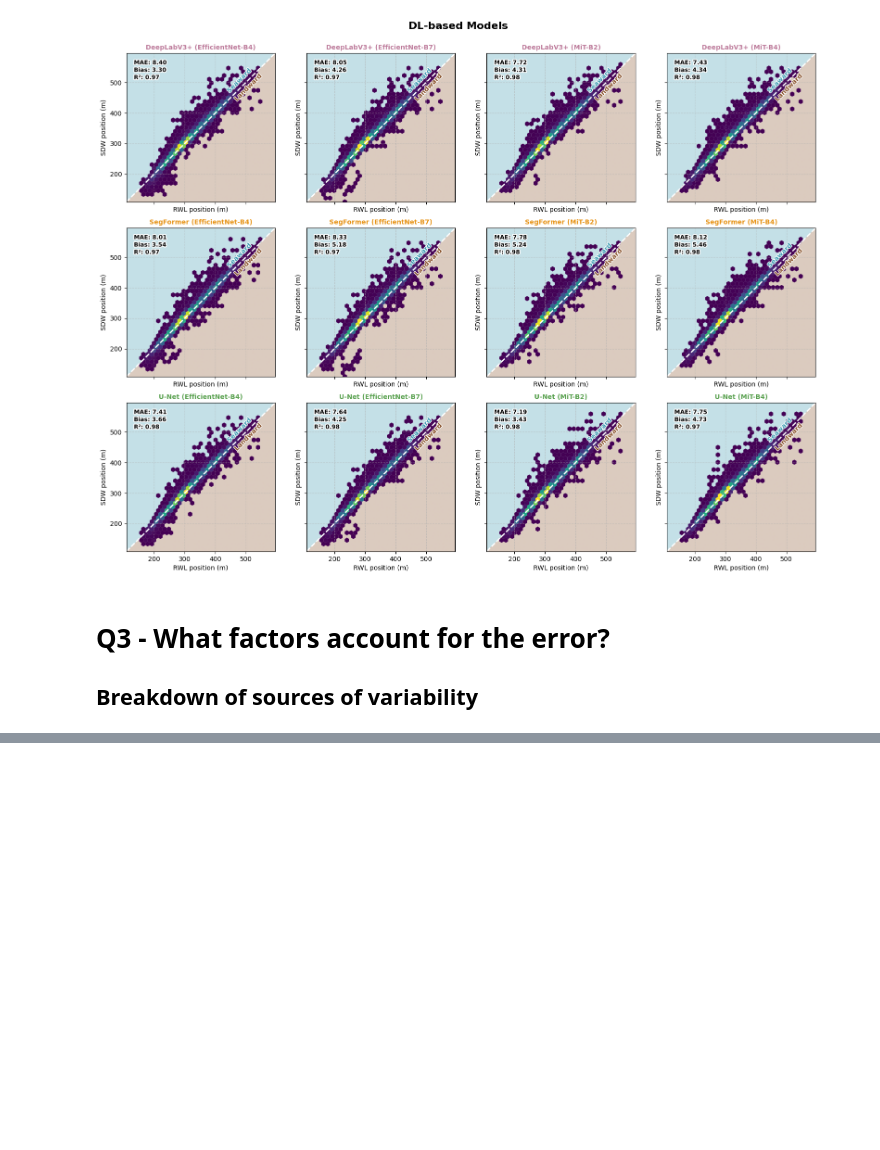
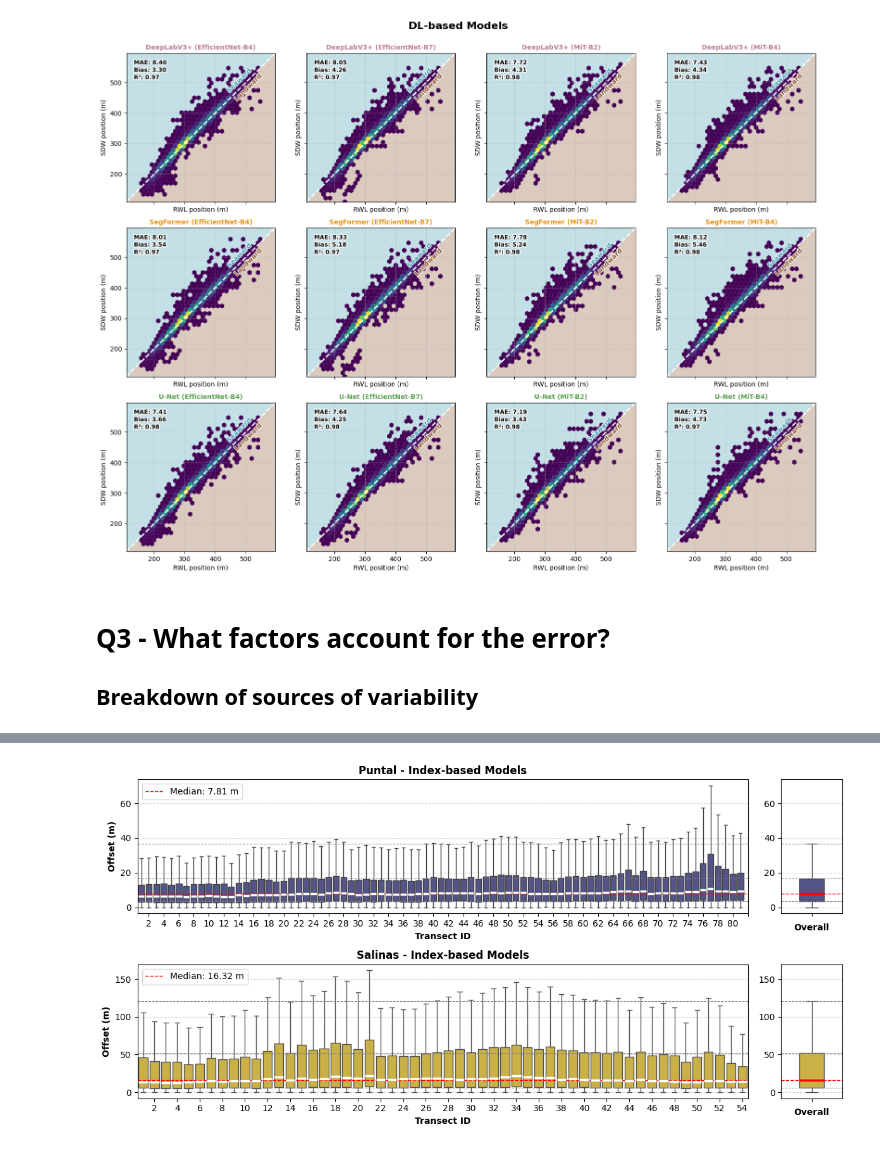
Before and after one commit to AlbertGallegoJimenez/sentinel2-coastline-benchmarking, a Jupyter notebook: notebooks/evaluate_offsets.ipynb, the cells around one changed output, grey strips where cells are left out. Saved outputs shown, nothing was run; the diff lists cells and outputs as text; code cells hidden in the pictures; blank space fills up the shorter version.

```diff
--- a/notebooks/evaluate_offsets.ipynb
+++ b/notebooks/evaluate_offsets.ipynb
@@ -712,0 +629,99 @@ plt.show()
+# %%
+fig, ax = plt.subplots(2, 2, figsize=(12, 6), width_ratios=[10, 1])
+
+## PUNTAL
+sns.boxplot(
+    data=overall_df_index[overall_df_index['Study Area'] == 'Puntal'],
+    x='transect_id',
+    y='offset',
+    showfliers=False,
+    color=palette[0],
+    medianprops=dict(color="white", linewidth=2.5),
+    ax=ax[0, 0]
+)
+# Show horizontal lines at median, Q1, Q3, and max (defined as Q3 + 1.5*IQR) for Puntal
+median_puntal = overall_df_index[overall_df_index['Study Area'] == 'Puntal']['offset'].median()
+q1_puntal = overall_df_index[overall_df_index['Study Area'] == 'Puntal']['offset'].quantile(0.25)
+q3_puntal = overall_df_index[overall_df_index['Study Area'] == 'Puntal']['offset'].quantile(0.75)
+max_puntal = 1.5 * (q3_puntal - q1_puntal) + q3_puntal  # Define el máximo como Q3 + 1.5*IQR
+for hline in [median_puntal, q1_puntal, q3_puntal, max_puntal]:
+    if ax[0, 0].get_ylim()[0] <= hline <= ax[0, 0].get_ylim()[1]:  # Solo dibuja si está dentro del rango visible
+        ax[0, 0].axhline(hline, color='red' if hline == median_puntal else 'gray', linestyle='--',
+                         lw=1 if hline == median_puntal else 0.75,
+                         label=f'Median: {median_puntal:.2f} m' if hline == median_puntal else None)
+ax[0, 0].legend(loc='upper left')
+# Show only transect_id for every 2 transects to avoid overcrowding
+ax[0, 0].set_xticks(overall_df_index[overall_df_index['Study Area'] == 'Puntal']['transect_id'].unique()[::2])
+ax[0, 0].set_title("Puntal - Index-based Models", fontsize=12, fontweight='bold')
+ax[0, 0].set_xlabel("Transect ID", fontweight='bold')
+ax[0, 0].set_ylabel("Offset (m)", fontweight='bold')
+# Get the y-axis limits from the first boxplot to apply the same limits to the second one
+ylim = ax[0, 0].get_ylim()
+
+# Show the overall Puntal boxplot in the right panel
+sns.boxplot(
+    data=overall_df_index[overall_df_index['Study Area'] == 'Puntal'],
+    y='offset',
+    color=palette[0],
+    showfliers=False,
+    width=0.4,
+    medianprops=dict(color="red", linewidth=2.5),
+    ax=ax[0, 1]
+)
+for hline in [median_puntal, q1_puntal, q3_puntal, max_puntal]:
+    if ax[0, 1].get_ylim()[0] <= hline <= ax[0, 1].get_ylim()[1]:  # Solo dibuja si está dentro del rango visible
+        ax[0, 1].axhline(hline, color='red' if hline == median_puntal else 'gray', linestyle='--',
+                         lw=1 if hline == median_puntal else 0.75, label=None)
+ax[0, 1].set_xlabel("Overall", fontweight='bold')
+ax[0, 1].set_ylabel("")
+ax[0, 1].set_ylim(ylim)  # Apply the same y-axis limits to the overall boxplot
+
+## SALINAS
+sns.boxplot(
+    data=overall_df_index[overall_df_index['Study Area'] == 'Salinas'],
+    x='transect_id',
+    y='offset',
+    showfliers=False,
+    color=palette[1],
+    medianprops=dict(color="white", linewidth=2.5),
+    ax=ax[1, 0]
+)
+# Show horizontal lines at median, Q1, Q3, and max (defined as Q3 + 1.5*IQR) for Salinas
+median_salinas = overall_df_index[overall_df_index['Study Area'] == 'Salinas']['offset'].median()
+q1_salinas = overall_df_index[overall_df_index['Study Area'] == 'Salinas']['offset'].quantile(0.25)
+q3_salinas = overall_df_index[overall_df_index['Study Area'] == 'Salinas']['offset'].quantile(0.75)
+max_salinas = 1.5 * (q3_salinas - q1_salinas) + q3_salinas  # Define el máximo como Q3 + 1.5*IQR
+for hline in [median_salinas, q1_salinas, q3_salinas, max_salinas]:
+    if ax[1, 0].get_ylim()[0] <= hline <= ax[1, 0].get_ylim()[1]:  # Solo dibuja si está dentro del rango visible
+        ax[1, 0].axhline(hline, color='red' if hline == median_salinas else 'gray', linestyle='--',
+                         lw=1 if hline == median_salinas else 0.75,
+                         label=f'Median: {median_salinas:.2f} m' if hline == median_salinas else None)
+ax[1, 0].legend(loc='upper left')
+# Show only transect_id for every 2 transects to avoid overcrowding
+ax[1, 0].set_xticks(overall_df_index[overall_df_index['Study Area'] == 'Salinas']['transect_id'].unique()[::2])
+ax[1, 0].set_title("Salinas - Index-based Models", fontsize=12, fontweight='bold')
+ax[1, 0].set_xlabel("Transect ID", fontweight='bold')
+ax[1, 0].set_ylabel("Offset (m)", fontweight='bold')
+# Get the y-axis limits from the first boxplot to apply the same limits to the second one
+ylim = ax[1, 0].get_ylim()
+# Show the overall Salinas boxplot in the right panel
+sns.boxplot(
+    data=overall_df_index[overall_df_index['Study Area'] == 'Salinas'],
+    y='offset',
+    color=palette[1],
+    showfliers=False,
+    width=0.4,
+    medianprops=dict(color="red", linewidth=2.5),
+    ax=ax[1, 1]
+)
+for hline in [median_salinas, q1_salinas, q3_salinas, max_salinas]:
+    if ax[1, 1].get_ylim()[0] <= hline <= ax[1, 1].get_ylim()[1]:  # Solo dibuja si está dentro del rango visible
+        ax[1, 1].axhline(hline, color='red' if hline == median_salinas else 'gray', linestyle='--',
+                         lw=1 if hline == median_salinas else 0.75, label=None)
+ax[1, 1].set_xlabel("Overall", fontweight='bold')
+ax[1, 1].set_ylabel("")
+ax[1, 1].set_ylim(ylim)  # Apply the same y-axis limits to the overall boxplot
+plt.tight_layout()
+plt.show()
+# %% [output]
+[figure, added]
```
Also changed, not shown: parts of 3 cells of this notebook.
